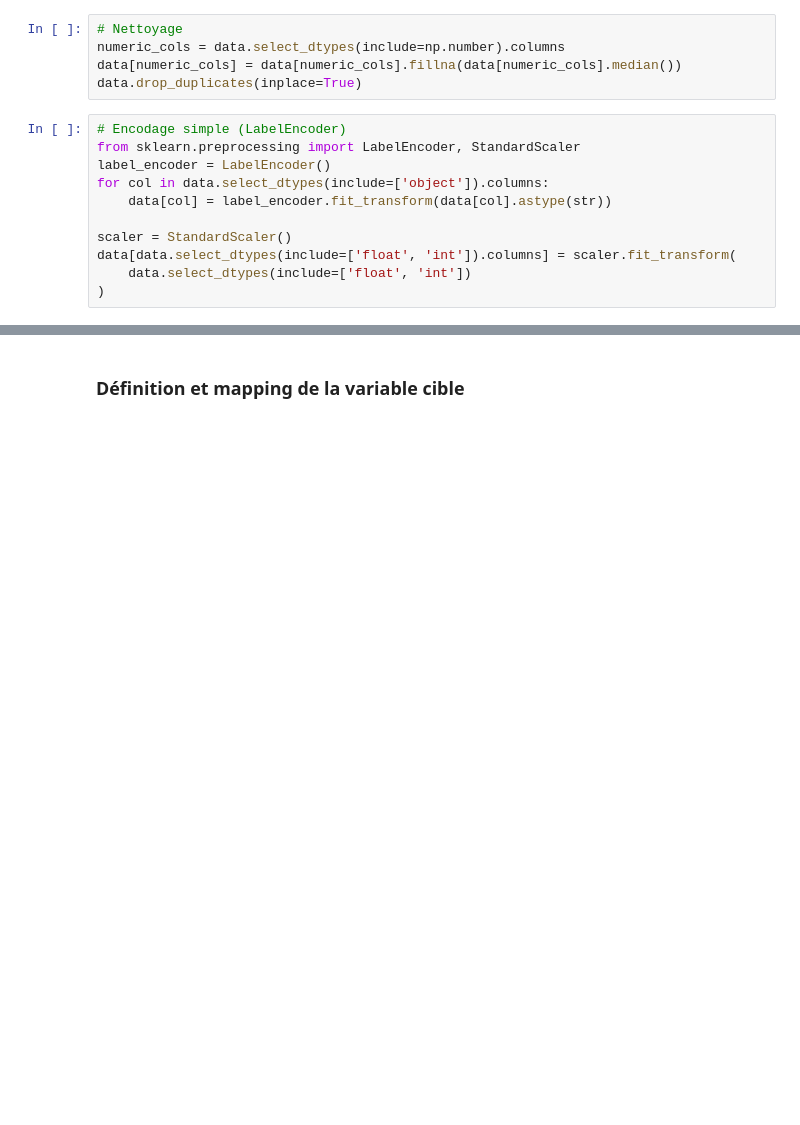
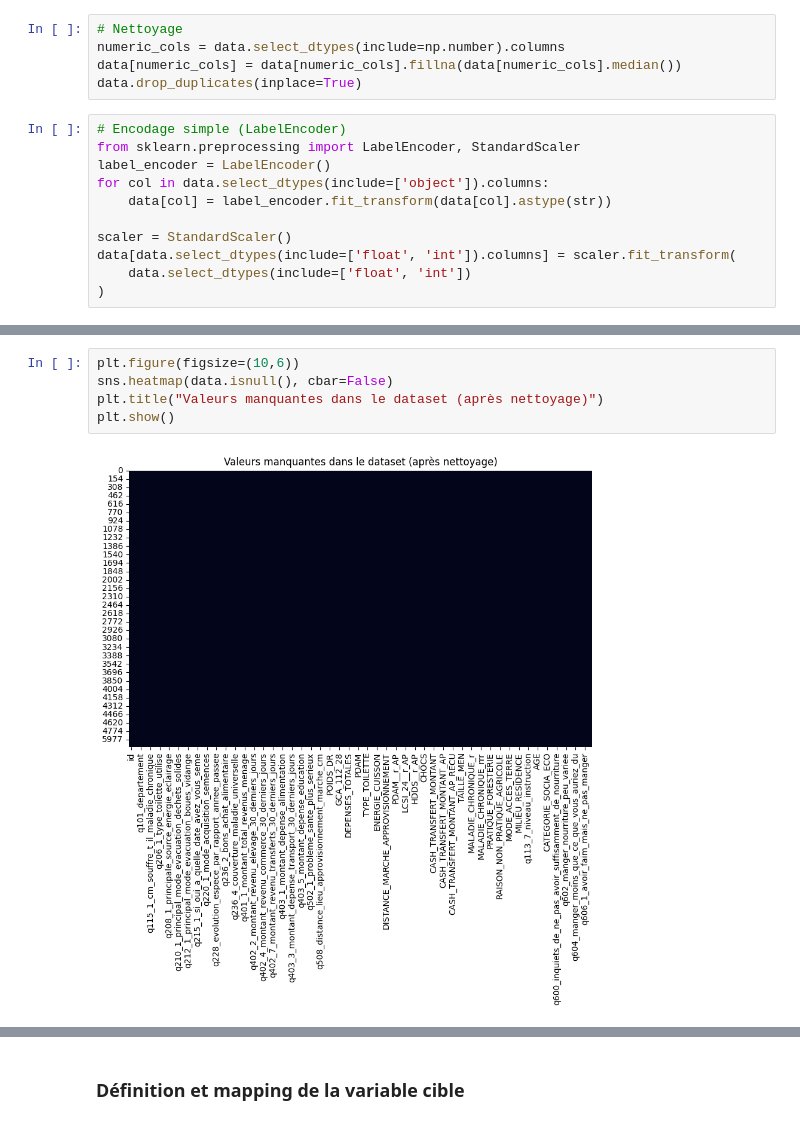
Before and after one commit to Dieme92/fast-api-food-security, a Jupyter notebook: fast-api-food-security_PROJET_DIT.ipynb, the cells around one changed output, grey strips where cells are left out. Cells and saved outputs as stored; diff of their text form; blank space fills up the shorter version.

```diff
--- a/fast-api-food-security_PROJET_DIT.ipynb
+++ b/fast-api-food-security_PROJET_DIT.ipynb
@@ -47,0 +111,7 @@ data[data.select_dtypes(include=['float', 'int']).columns] = scaler.fit_transfor
+# %%
+plt.figure(figsize=(10,6))
+sns.heatmap(data.isnull(), cbar=False)
+plt.title("Valeurs manquantes dans le dataset (après nettoyage)")
+plt.show()
+# %% [output]
+[figure, added]
```
Also changed, not shown: parts of 11 cells of this notebook.
